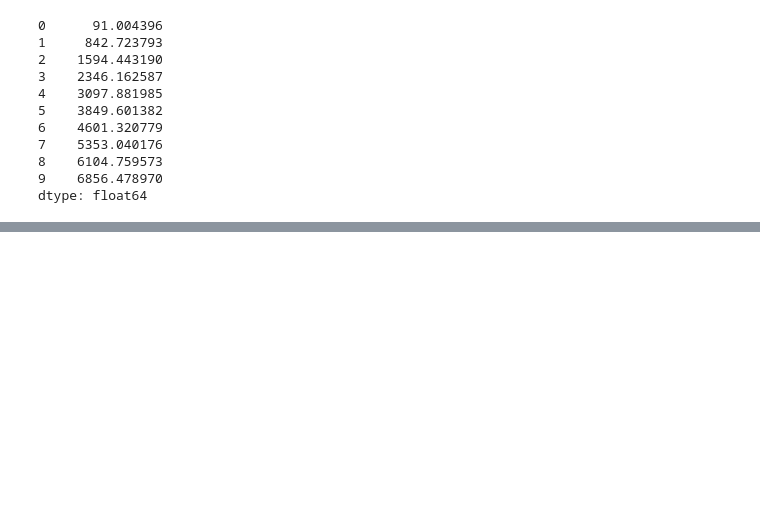
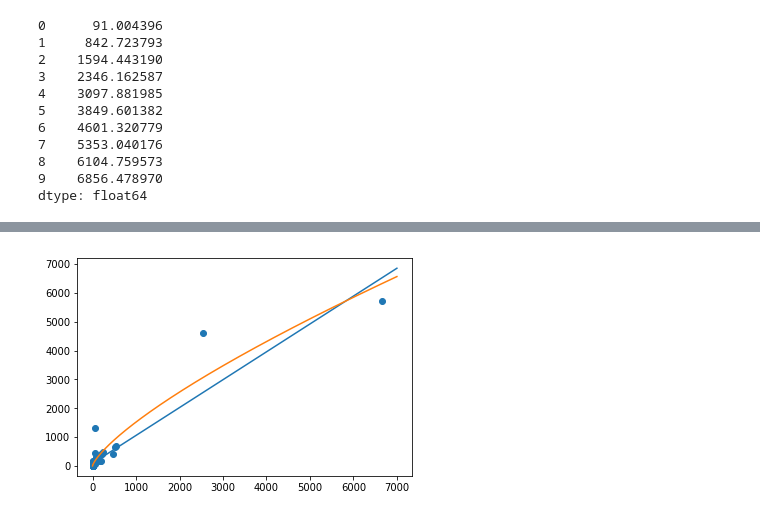
Before and after one commit to giacman/DataScienceAnalyticsPython, a Jupyter notebook: notebooks/02-regression.ipynb, the cells around one changed output, grey strips where cells are left out. Cells and saved outputs as stored; diff of their text form; code cells hidden in the pictures; blank space fills up the shorter version.

```diff
--- a/notebooks/02-regression.ipynb
+++ b/notebooks/02-regression.ipynb
@@ -105,0 +201,8 @@ dtype: float64
+# %%
+plt.scatter(mammals['body'],mammals['brain'])
+X_plot = np.linspace(0,7000,10000)
+plt.plot(X_plot, X_plot*regression2.params[1] + regression2.params[0])
+plt.plot(X_plot, np.exp(log_lm.params[0])*X_plot**log_lm.params[1])
+plt.show()
+# %% [output]
+[figure, added]
```
Also changed, not shown: parts of 27 cells of this notebook.
